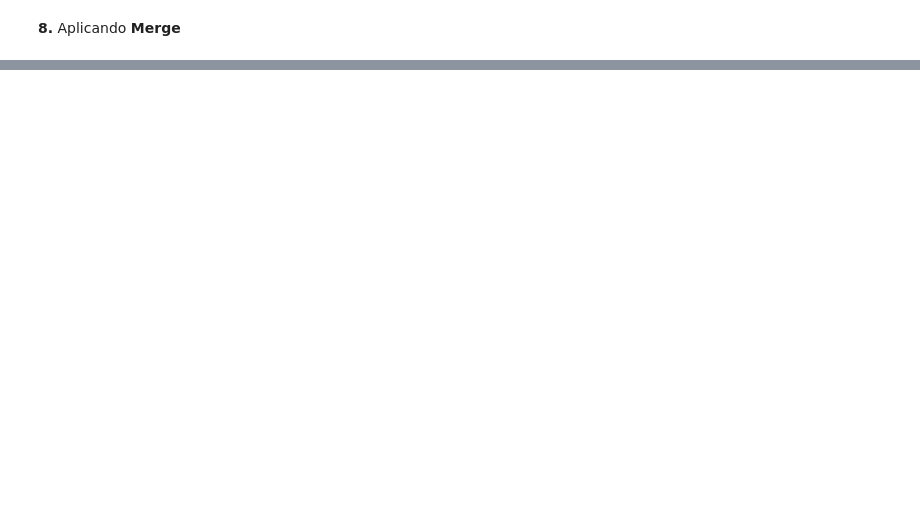
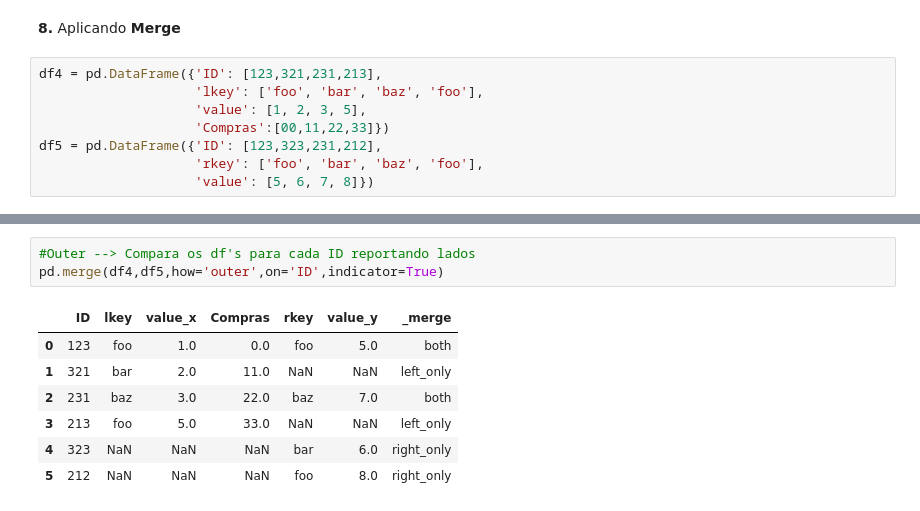
Before and after one commit to CarlosLeandro09/Radiology, a Jupyter notebook: Um_pouco_de_Pandas.ipynb, the cells around one changed output, grey strips where cells are left out. Saved outputs shown, nothing was run; the diff lists cells and outputs as text; blank space fills up the shorter version.

```diff
--- a/Um_pouco_de_Pandas.ipynb
+++ b/Um_pouco_de_Pandas.ipynb
@@ -172,2 +182,10 @@ combinacao.loc["df1"]
 # %% [markdown]
 **8.** Aplicando **Merge**
+# %%
+df4 = pd.DataFrame({'ID': [123,321,231,213],
+                    'lkey': ['foo', 'bar', 'baz', 'foo'],
+                    'value': [1, 2, 3, 5],
+                    'Compras':[00,11,22,33]})
+df5 = pd.DataFrame({'ID': [123,323,231,212],
+                    'rkey': ['foo', 'bar', 'baz', 'foo'],
+                    'value': [5, 6, 7, 8]})
@@ -173,0 +208,11 @@ combinacao.loc["df1"]
+# %%
+#Outer --> Compara os df's para cada ID reportando lados
+pd.merge(df4,df5,how='outer',on='ID',indicator=True)
+# %% [output]
+|  | ID | lkey | value_x | Compras | rkey | value_y | _merge |
+| 0 | 123 | foo | 1.0 | 0.0 | foo | 5.0 | both |
+| 1 | 321 | bar | 2.0 | 11.0 | NaN | NaN | left_only |
+| 2 | 231 | baz | 3.0 | 22.0 | baz | 7.0 | both |
+| 3 | 213 | foo | 5.0 | 33.0 | NaN | NaN | left_only |
+| 4 | 323 | NaN | NaN | NaN | bar | 6.0 | right_only |
+| 5 | 212 | NaN | NaN | NaN | foo | 8.0 | right_only |
```
Also changed, not shown: parts of 8 cells of this notebook.
